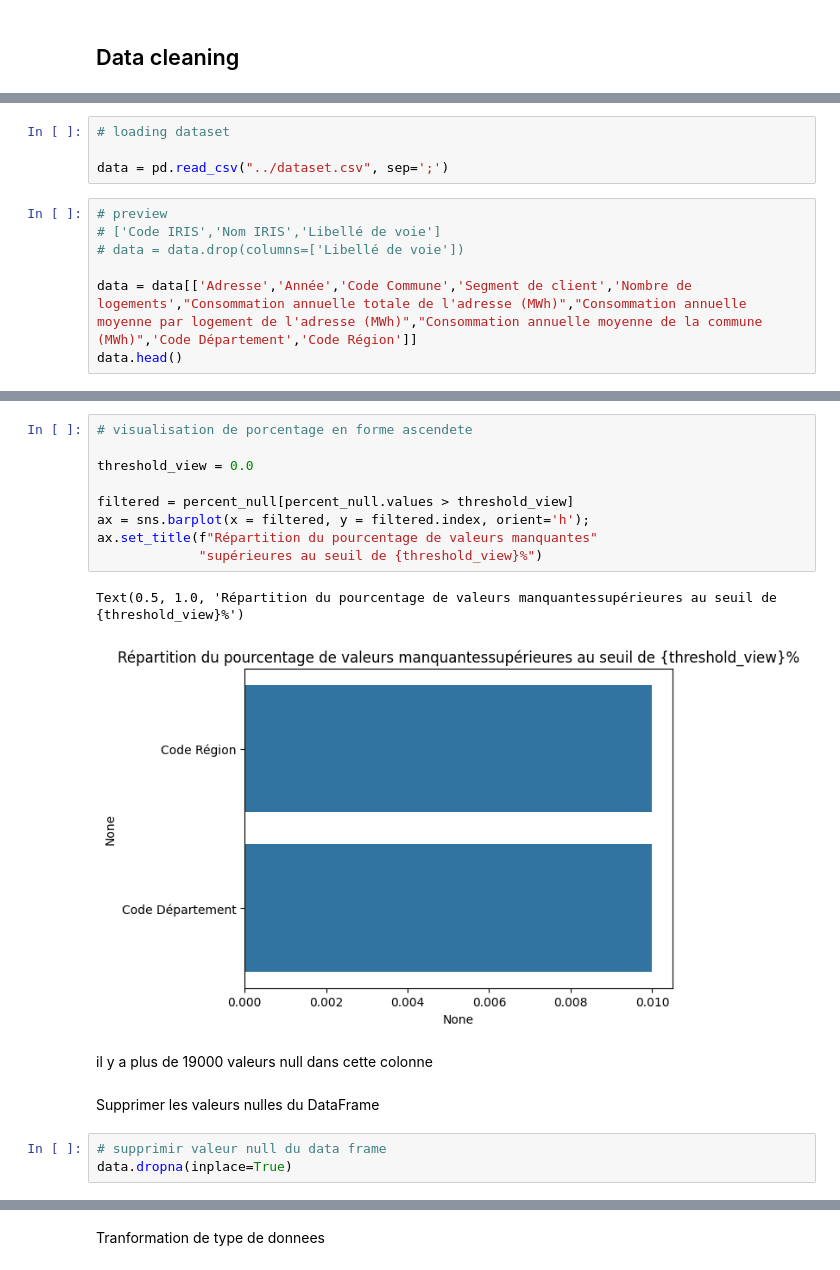
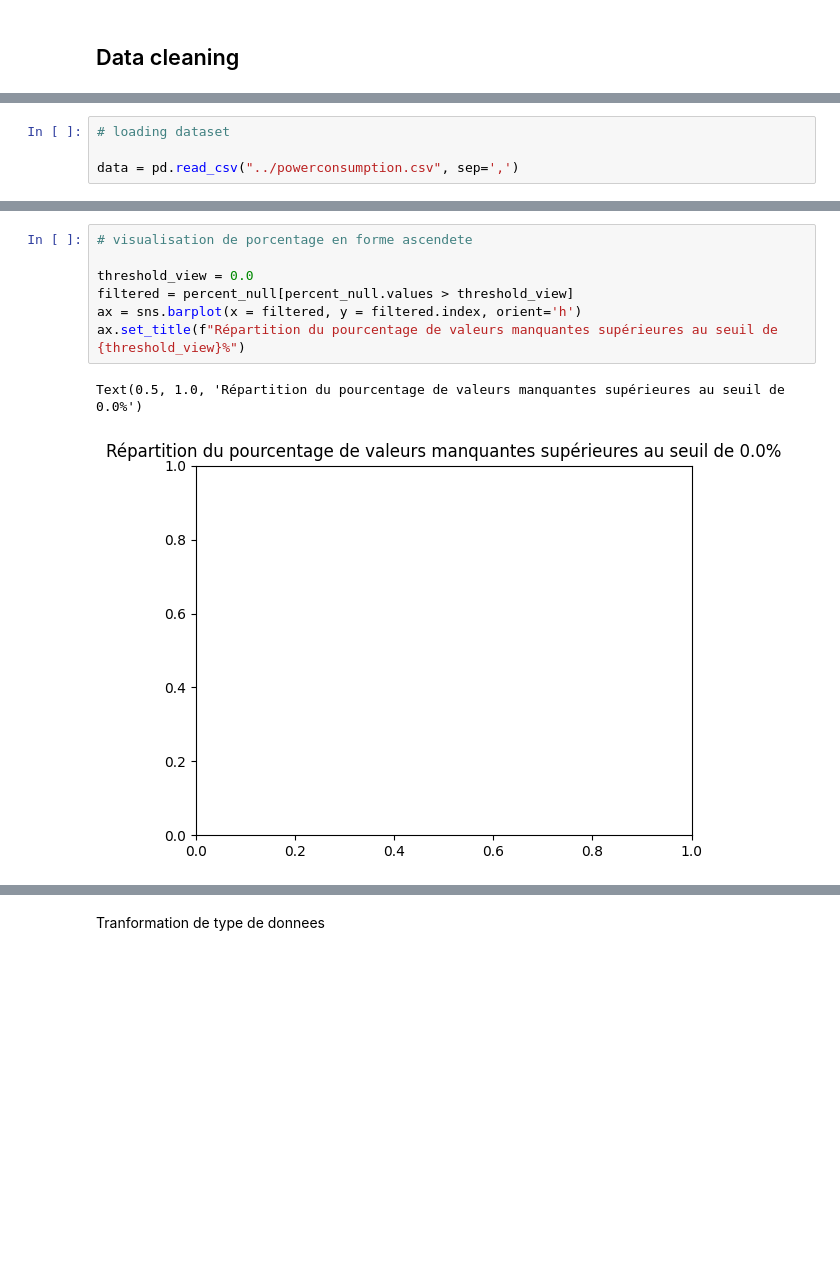
Before and after one commit to JulesNpro/projet-industriel-simplon, a Jupyter notebook: notebooks/data_cleaning.ipynb, the cells around one changed output, grey strips where cells are left out. Saved outputs shown, nothing was run; the diff lists cells and outputs as text; blank space fills up the shorter version.

Commit message:
nouvelle dataset

```diff
--- a/notebooks/data_cleaning.ipynb
+++ b/notebooks/data_cleaning.ipynb
@@ -10,11 +11,4 @@ import numpy as np
 # %%
 # loading dataset
 
-data = pd.read_csv("../dataset.csv", sep=';')
+data = pd.read_csv("../powerconsumption.csv", sep=',')
-# %%
-# preview
-# ['Code IRIS','Nom IRIS','Libellé de voie']
-# data = data.drop(columns=['Libellé de voie'])
-
-data = data[['Adresse','Année','Code Commune','Segment de client','Nombre de logements',"Consommation annuelle totale de l'adresse (MWh)","Consommation annuelle moyenne par logement de l'adresse (MWh)","Consommation annuelle moyenne de la commune (MWh)",'Code Département','Code Région']]
-data.head()
@@ -84,19 +90,10 @@ dtype: float64
 # %%
 # visualisation de porcentage en forme ascendete
 
 threshold_view = 0.0
-
 filtered = percent_null[percent_null.values > threshold_view]
-ax = sns.barplot(x = filtered, y = filtered.index, orient='h');
-ax.set_title(f"Répartition du pourcentage de valeurs manquantes"
-             "supérieures au seuil de {threshold_view}%")
+ax = sns.barplot(x = filtered, y = filtered.index, orient='h')
+ax.set_title(f"Répartition du pourcentage de valeurs manquantes supérieures au seuil de {threshold_view}%")
 # %% [output]
-Text(0.5, 1.0, 'Répartition du pourcentage de valeurs manquantessupérieures au seuil de {threshold_view}%')
+Text(0.5, 1.0, 'Répartition du pourcentage de valeurs manquantes supérieures au seuil de 0.0%')
-[figure, old version]
+[figure, new version]
-# %% [markdown]
-il y a plus de 19000 valeurs null dans cette colonne
-# %% [markdown]
-Supprimer les valeurs nulles du DataFrame
-# %%
-# supprimir valeur null du data frame
-data.dropna(inplace=True)
```
Also changed, not shown: parts of 76 cells of this notebook, 3 other files.
